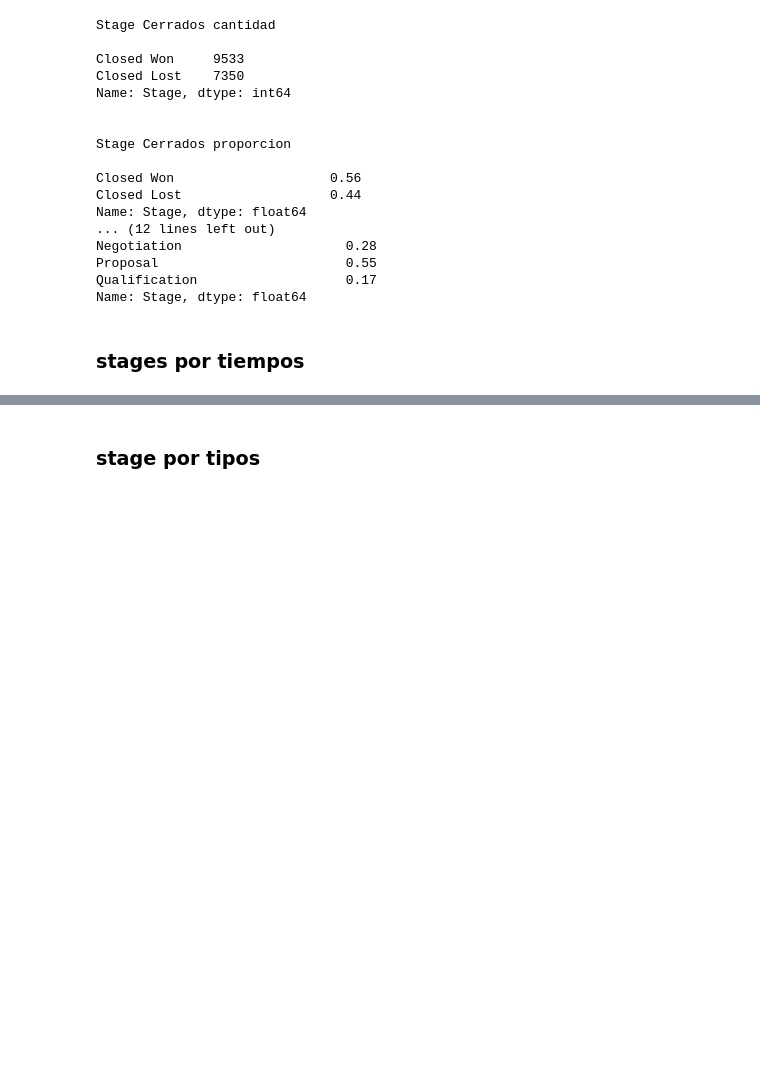
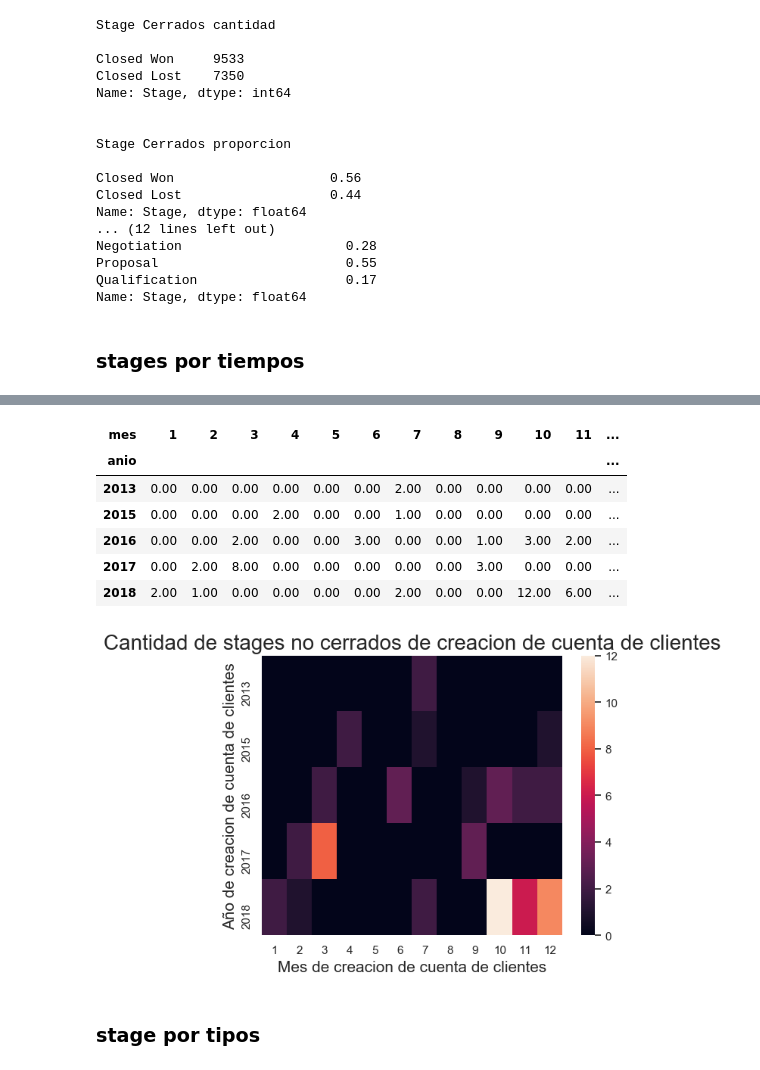
Before and after one commit to GIBelletti/TP1-datos, a Jupyter notebook: TP1.ipynb, the cells around one changed output, grey strips where cells are left out. Saved outputs shown, nothing was run; the diff lists cells and outputs as text; code cells hidden in the pictures; blank space fills up the shorter version.

```diff
--- a/TP1.ipynb
+++ b/TP1.ipynb
@@ -297,3 +311,16 @@ data.head(10)
+# %%
+data = cantidadDeTipoDeStagePorTiempo(entrenamiento,'Account_Created_Date',cerrado=False)
+graficarTipoDeStagePorTiempo(data,"creacion de cuenta de clientes",cerrado=False)
+data.head(10)
+# %% [output]
+| mes | 1 | 2 | 3 | 4 | 5 | 6 | 7 | 8 | 9 | 10 | 11 | ... |
+| anio |  |  |  |  |  |  |  |  |  |  |  | ... |
+| 2013 | 0.00 | 0.00 | 0.00 | 0.00 | 0.00 | 0.00 | 2.00 | 0.00 | 0.00 | 0.00 | 0.00 | ... |
+| 2015 | 0.00 | 0.00 | 0.00 | 2.00 | 0.00 | 0.00 | 1.00 | 0.00 | 0.00 | 0.00 | 0.00 | ... |
+| 2016 | 0.00 | 0.00 | 2.00 | 0.00 | 0.00 | 3.00 | 0.00 | 0.00 | 1.00 | 3.00 | 2.00 | ... |
+| 2017 | 0.00 | 2.00 | 8.00 | 0.00 | 0.00 | 0.00 | 0.00 | 0.00 | 3.00 | 0.00 | 0.00 | ... |
+| 2018 | 2.00 | 1.00 | 0.00 | 0.00 | 0.00 | 0.00 | 2.00 | 0.00 | 0.00 | 12.00 | 6.00 | ... |
+[figure, added]
 # %% [markdown]
 ### stage por tipos
 # %%
```
Also changed, not shown: parts of 10 cells of this notebook.
